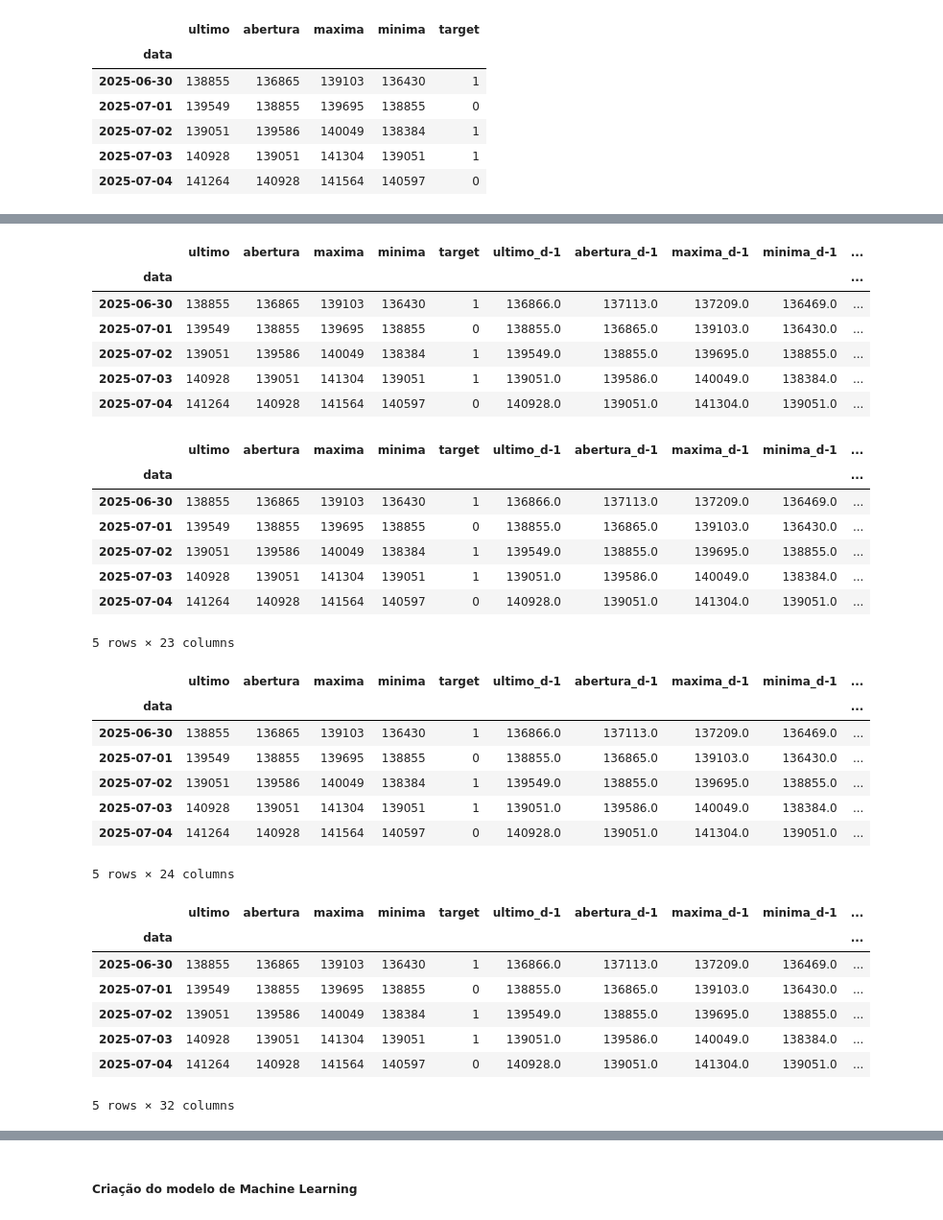
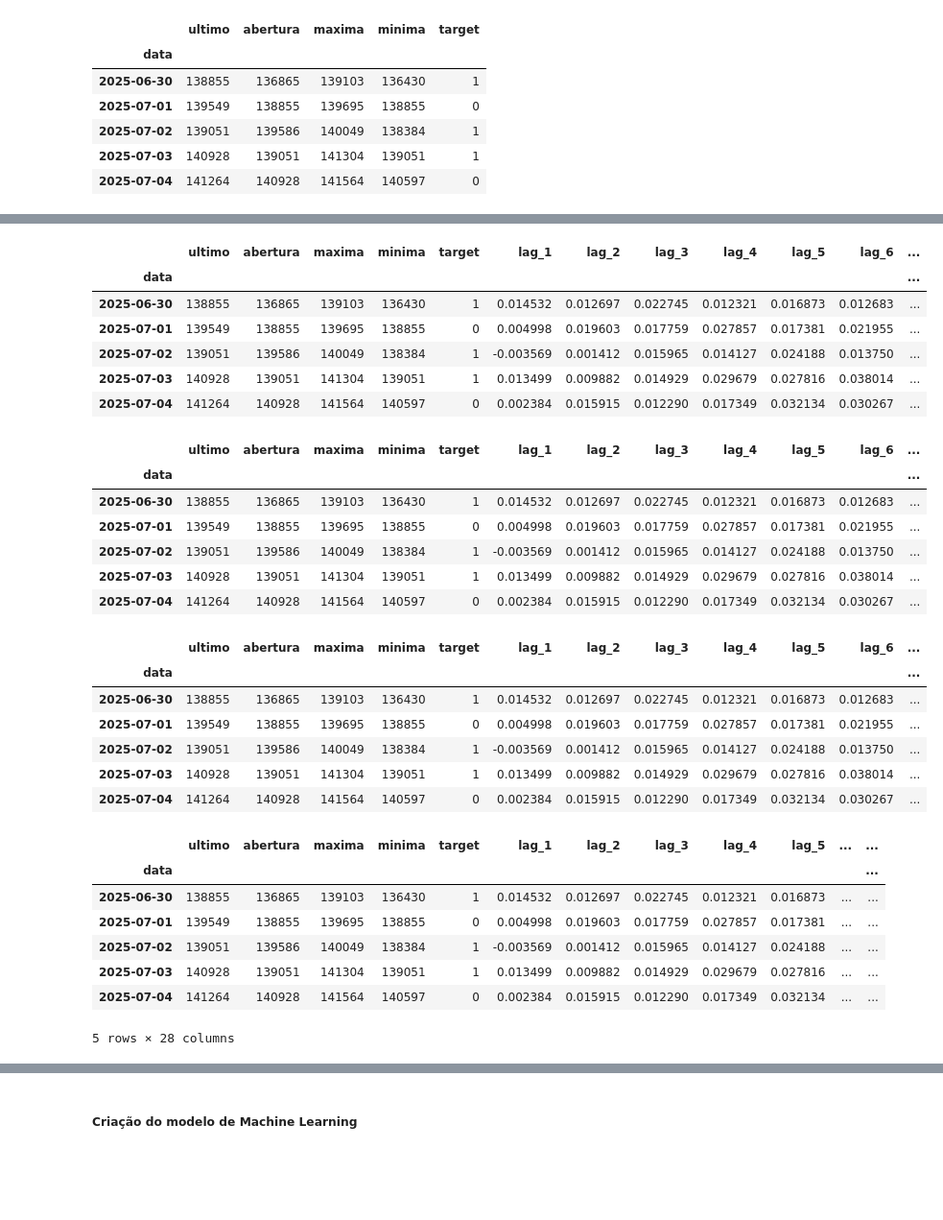
Before and after one commit to RicardViana/fiap-Machine-Learning-and-Time-Series, a Jupyter notebook: tech_challenge_fase_2.ipynb, the cells around one changed output, grey strips where cells are left out. Shown at 96% size. Saved outputs shown, nothing was run; the diff lists cells and outputs as text; code cells hidden in the pictures; blank space fills up the shorter version.

```diff
--- a/tech_challenge_fase_2.ipynb
+++ b/tech_challenge_fase_2.ipynb
@@ -304,11 +304,5 @@ dados.tail()
 | 2025-07-03 | 140928 | 139051 | 141304 | 139051 | 1 |
 | 2025-07-04 | 141264 | 140928 | 141564 | 140597 | 0 |
 # %%
-# Tratar o data frame para evitar o data leakage --> empurrar os dados para a linha de baixo
 
 colunas_para_deslocar = ['ultimo', 'abertura', 'maxima', 'minima']
-
-for coluna in colunas_para_deslocar:
-    dados[f'{coluna}_d-1'] = dados[coluna].shift(1)
-
-dados.tail()
@@ -323,57 +309,55 @@ dados.tail()
 # %%
 # Criar as variações percentuais (lags) --> Comparar percentualmente o dia de hoje com n dias anteriores
 
 qtd_lags = 10
 
 for i in range (1, qtd_lags+1):
-    dados[f"lag_{i}"] = dados["ultimo_d-1"].pct_change(i)
+    dados[f"lag_{i}"] = dados["ultimo"].pct_change(i)
 
 dados.tail()
 # %% [output]
-|  | ultimo | abertura | maxima | minima | target | ultimo_d-1 | abertura_d-1 | maxima_d-1 | minima_d-1 | ... |
-| data |  |  |  |  |  |  |  |  |  | ... |
-| 2025-06-30 | 138855 | 136865 | 139103 | 136430 | 1 | 136866.0 | 137113.0 | 137209.0 | 136469.0 | ... |
-| 2025-07-01 | 139549 | 138855 | 139695 | 138855 | 0 | 138855.0 | 136865.0 | 139103.0 | 136430.0 | ... |
-| 2025-07-02 | 139051 | 139586 | 140049 | 138384 | 1 | 139549.0 | 138855.0 | 139695.0 | 138855.0 | ... |
-| 2025-07-03 | 140928 | 139051 | 141304 | 139051 | 1 | 139051.0 | 139586.0 | 140049.0 | 138384.0 | ... |
-| 2025-07-04 | 141264 | 140928 | 141564 | 140597 | 0 | 140928.0 | 139051.0 | 141304.0 | 139051.0 | ... |
+|  | ultimo | abertura | maxima | minima | target | lag_1 | lag_2 | lag_3 | lag_4 | lag_5 | lag_6 | ... |
+| data |  |  |  |  |  |  |  |  |  |  |  | ... |
+| 2025-06-30 | 138855 | 136865 | 139103 | 136430 | 1 | 0.014532 | 0.012697 | 0.022745 | 0.012321 | 0.016873 | 0.012683 | ... |
+| 2025-07-01 | 139549 | 138855 | 139695 | 138855 | 0 | 0.004998 | 0.019603 | 0.017759 | 0.027857 | 0.017381 | 0.021955 | ... |
+| 2025-07-02 | 139051 | 139586 | 140049 | 138384 | 1 | -0.003569 | 0.001412 | 0.015965 | 0.014127 | 0.024188 | 0.013750 | ... |
+| 2025-07-03 | 140928 | 139051 | 141304 | 139051 | 1 | 0.013499 | 0.009882 | 0.014929 | 0.029679 | 0.027816 | 0.038014 | ... |
+| 2025-07-04 | 141264 | 140928 | 141564 | 140597 | 0 | 0.002384 | 0.015915 | 0.012290 | 0.017349 | 0.032134 | 0.030267 | ... |
 # %%
 # Criando as médias moveis
 
 dias_medias = [3, 7, 14, 21]
 
 for dias in dias_medias:
-    dados[f"ma_{dias}"] = dados["ultimo_d-1"].rolling(window=dias).mean()
+    dados[f"ma_{dias}"] = dados["ultimo"].rolling(window=dias).mean()
 
 
 dados.tail()
 # %% [output]
-|  | ultimo | abertura | maxima | minima | target | ultimo_d-1 | abertura_d-1 | maxima_d-1 | minima_d-1 | ... |
-| data |  |  |  |  |  |  |  |  |  | ... |
-| 2025-06-30 | 138855 | 136865 | 139103 | 136430 | 1 | 136866.0 | 137113.0 | 137209.0 | 136469.0 | ... |
-| 2025-07-01 | 139549 | 138855 | 139695 | 138855 | 0 | 138855.0 | 136865.0 | 139103.0 | 136430.0 | ... |
-| 2025-07-02 | 139051 | 139586 | 140049 | 138384 | 1 | 139549.0 | 138855.0 | 139695.0 | 138855.0 | ... |
-| 2025-07-03 | 140928 | 139051 | 141304 | 139051 | 1 | 139051.0 | 139586.0 | 140049.0 | 138384.0 | ... |
-| 2025-07-04 | 141264 | 140928 | 141564 | 140597 | 0 | 140928.0 | 139051.0 | 141304.0 | 139051.0 | ... |
+|  | ultimo | abertura | maxima | minima | target | lag_1 | lag_2 | lag_3 | lag_4 | lag_5 | lag_6 | ... |
+| data |  |  |  |  |  |  |  |  |  |  |  | ... |
+| 2025-06-30 | 138855 | 136865 | 139103 | 136430 | 1 | 0.014532 | 0.012697 | 0.022745 | 0.012321 | 0.016873 | 0.012683 | ... |
+| 2025-07-01 | 139549 | 138855 | 139695 | 138855 | 0 | 0.004998 | 0.019603 | 0.017759 | 0.027857 | 0.017381 | 0.021955 | ... |
+| 2025-07-02 | 139051 | 139586 | 140049 | 138384 | 1 | -0.003569 | 0.001412 | 0.015965 | 0.014127 | 0.024188 | 0.013750 | ... |
+| 2025-07-03 | 140928 | 139051 | 141304 | 139051 | 1 | 0.013499 | 0.009882 | 0.014929 | 0.029679 | 0.027816 | 0.038014 | ... |
+| 2025-07-04 | 141264 | 140928 | 141564 | 140597 | 0 | 0.002384 | 0.015915 | 0.012290 | 0.017349 | 0.032134 | 0.030267 | ... |
-5 rows × 23 columns
 # %%
 # Criando RSI --> Índice de Força Relativa
 # Util para medir a velocidade e a magnitude das recentes mudanças do preço de um ativo
 
 janela_ideal = 14
 
-dados["rsi"] = ta.rsi(dados["ultimo_d-1"], length=14)
+dados["rsi"] = ta.rsi(dados["ultimo"], length=14)
 
 dados.tail()
 # %% [output]
-|  | ultimo | abertura | maxima | minima | target | ultimo_d-1 | abertura_d-1 | maxima_d-1 | minima_d-1 | ... |
-| data |  |  |  |  |  |  |  |  |  | ... |
-| 2025-06-30 | 138855 | 136865 | 139103 | 136430 | 1 | 136866.0 | 137113.0 | 137209.0 | 136469.0 | ... |
-| 2025-07-01 | 139549 | 138855 | 139695 | 138855 | 0 | 138855.0 | 136865.0 | 139103.0 | 136430.0 | ... |
-| 2025-07-02 | 139051 | 139586 | 140049 | 138384 | 1 | 139549.0 | 138855.0 | 139695.0 | 138855.0 | ... |
-| 2025-07-03 | 140928 | 139051 | 141304 | 139051 | 1 | 139051.0 | 139586.0 | 140049.0 | 138384.0 | ... |
-| 2025-07-04 | 141264 | 140928 | 141564 | 140597 | 0 | 140928.0 | 139051.0 | 141304.0 | 139051.0 | ... |
+|  | ultimo | abertura | maxima | minima | target | lag_1 | lag_2 | lag_3 | lag_4 | lag_5 | lag_6 | ... |
+| data |  |  |  |  |  |  |  |  |  |  |  | ... |
+| 2025-06-30 | 138855 | 136865 | 139103 | 136430 | 1 | 0.014532 | 0.012697 | 0.022745 | 0.012321 | 0.016873 | 0.012683 | ... |
+| 2025-07-01 | 139549 | 138855 | 139695 | 138855 | 0 | 0.004998 | 0.019603 | 0.017759 | 0.027857 | 0.017381 | 0.021955 | ... |
+| 2025-07-02 | 139051 | 139586 | 140049 | 138384 | 1 | -0.003569 | 0.001412 | 0.015965 | 0.014127 | 0.024188 | 0.013750 | ... |
+| 2025-07-03 | 140928 | 139051 | 141304 | 139051 | 1 | 0.013499 | 0.009882 | 0.014929 | 0.029679 | 0.027816 | 0.038014 | ... |
+| 2025-07-04 | 141264 | 140928 | 141564 | 140597 | 0 | 0.002384 | 0.015915 | 0.012290 | 0.017349 | 0.032134 | 0.030267 | ... |
-5 rows × 24 columns
 # %%
 # Criando o MACD --> Convergência/Divergência de Médias Móveis
 
@@ -390,19 +374,19 @@ dados = pd.concat([dados, macd], axis = 1)
 
 length = 20
 
-bollinger = ta.bbands(dados["ultimo_d-1"], length = length)
+bollinger = ta.bbands(dados["ultimo"], length = length)
 dados = pd.concat([dados, bollinger], axis = 1)
 
 dados.tail()
 # %% [output]
-|  | ultimo | abertura | maxima | minima | target | ultimo_d-1 | abertura_d-1 | maxima_d-1 | minima_d-1 | ... |
-| data |  |  |  |  |  |  |  |  |  | ... |
-| 2025-06-30 | 138855 | 136865 | 139103 | 136430 | 1 | 136866.0 | 137113.0 | 137209.0 | 136469.0 | ... |
-| 2025-07-01 | 139549 | 138855 | 139695 | 138855 | 0 | 138855.0 | 136865.0 | 139103.0 | 136430.0 | ... |
-| 2025-07-02 | 139051 | 139586 | 140049 | 138384 | 1 | 139549.0 | 138855.0 | 139695.0 | 138855.0 | ... |
-| 2025-07-03 | 140928 | 139051 | 141304 | 139051 | 1 | 139051.0 | 139586.0 | 140049.0 | 138384.0 | ... |
-| 2025-07-04 | 141264 | 140928 | 141564 | 140597 | 0 | 140928.0 | 139051.0 | 141304.0 | 139051.0 | ... |
+|  | ultimo | abertura | maxima | minima | target | lag_1 | lag_2 | lag_3 | lag_4 | lag_5 | ... | ... |
+| data |  |  |  |  |  |  |  |  |  |  |  | ... |
+| 2025-06-30 | 138855 | 136865 | 139103 | 136430 | 1 | 0.014532 | 0.012697 | 0.022745 | 0.012321 | 0.016873 | ... | ... |
+| 2025-07-01 | 139549 | 138855 | 139695 | 138855 | 0 | 0.004998 | 0.019603 | 0.017759 | 0.027857 | 0.017381 | ... | ... |
+| 2025-07-02 | 139051 | 139586 | 140049 | 138384 | 1 | -0.003569 | 0.001412 | 0.015965 | 0.014127 | 0.024188 | ... | ... |
+| 2025-07-03 | 140928 | 139051 | 141304 | 139051 | 1 | 0.013499 | 0.009882 | 0.014929 | 0.029679 | 0.027816 | ... | ... |
+| 2025-07-04 | 141264 | 140928 | 141564 | 140597 | 0 | 0.002384 | 0.015915 | 0.012290 | 0.017349 | 0.032134 | ... | ... |
-5 rows × 32 columns
+5 rows × 28 columns
 # %%
 # Criando Features baseadas na volatilidade do dia
 
```
Also changed, not shown: parts of 9 cells of this notebook.
